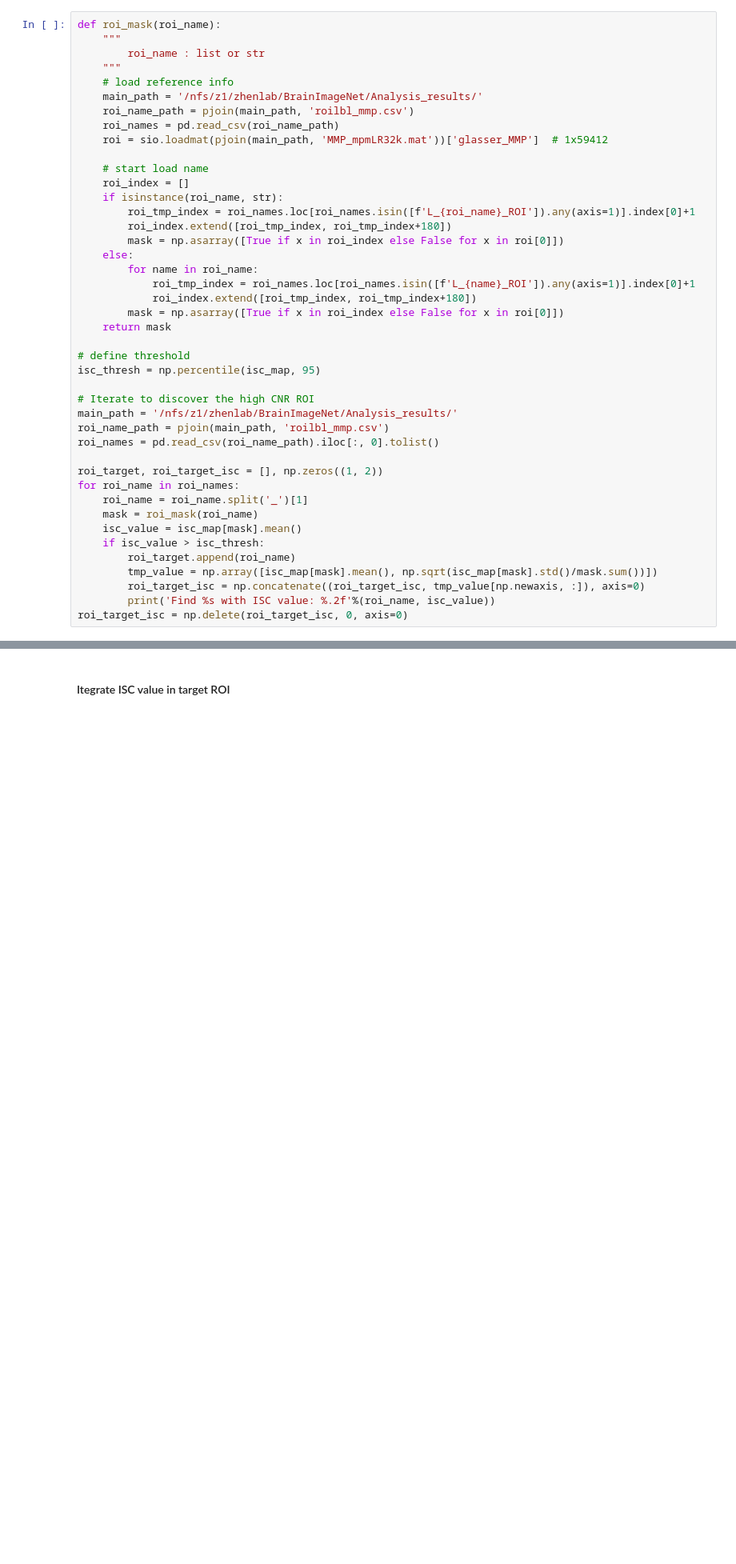
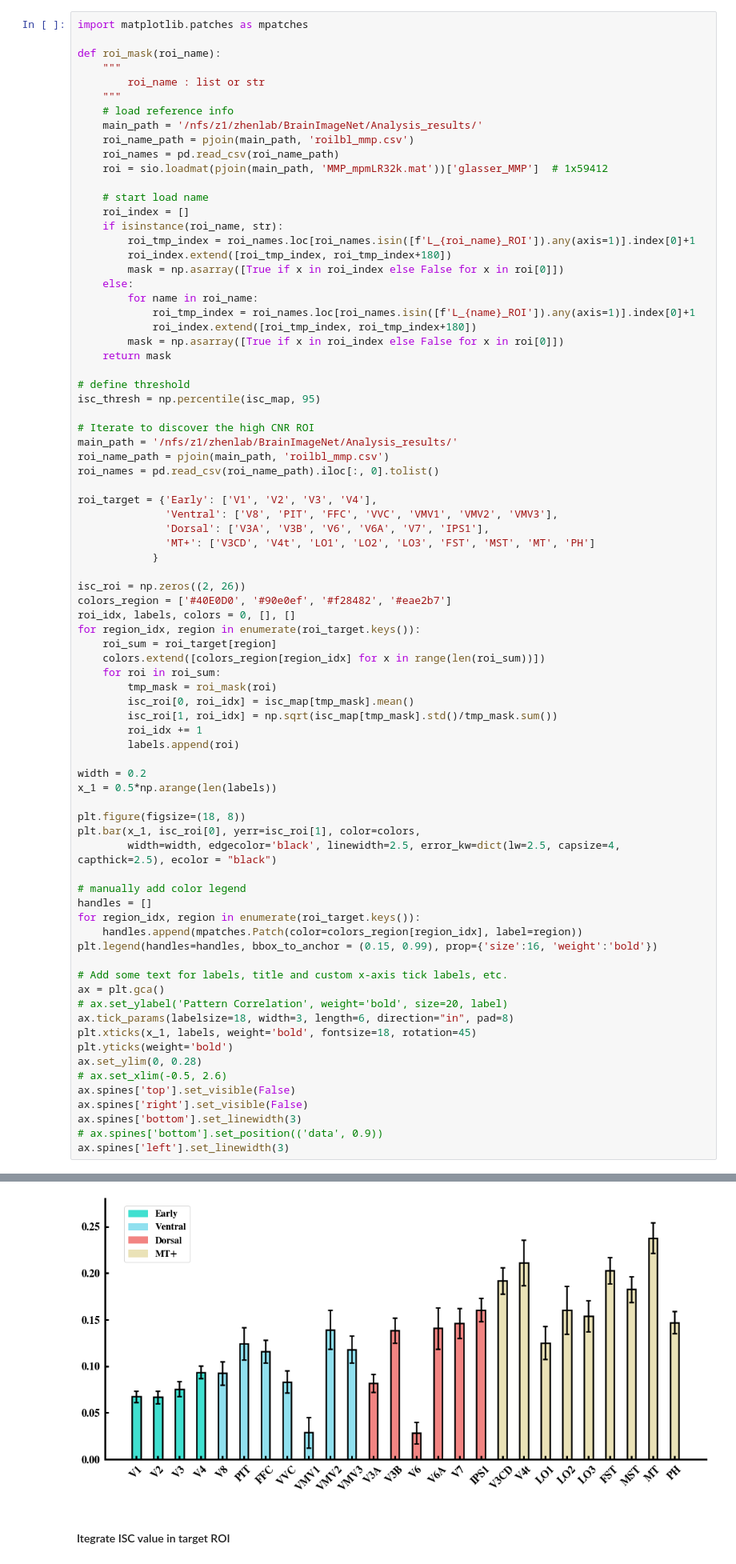
Before and after one commit to Blink621/HAD-fmri, a Jupyter notebook: analysis/ISC.ipynb, the cells around one changed output, grey strips where cells are left out. Shown: that part at 80% size. Cells and saved outputs as stored; diff of their text form; blank space fills up the shorter version.

```diff
--- a/analysis/ISC.ipynb
+++ b/analysis/ISC.ipynb
@@ -445,6 +445,8 @@ ax.spines['left'].set_linewidth(2)
 # %% [markdown]
 #### Demonstrated the ROI in visual cortex and sort them using higher discrimination, like MT+, Dorsal area. ventral temporal, early visual cortex
 # %%
+import matplotlib.patches as mpatches
+
 def roi_mask(roi_name):
     """
         roi_name : list or str
@@ -476,15 +478,49 @@ main_path = '/nfs/z1/zhenlab/BrainImageNet/Analysis_results/'
 roi_name_path = pjoin(main_path, 'roilbl_mmp.csv')
 roi_names = pd.read_csv(roi_name_path).iloc[:, 0].tolist()
 
-roi_target, roi_target_isc = [], np.zeros((1, 2))
-for roi_name in roi_names:
-    roi_name = roi_name.split('_')[1]
-    mask = roi_mask(roi_name)
-    isc_value = isc_map[mask].mean()
-    if isc_value > isc_thresh:
-        roi_target.append(roi_name)
-        tmp_value = np.array([isc_map[mask].mean(), np.sqrt(isc_map[mask].std()/mask.sum())])
-        roi_target_isc = np.concatenate((roi_target_isc, tmp_value[np.newaxis, :]), axis=0)
-        print('Find %s with ISC value: %.2f'%(roi_name, isc_value))
-roi_target_isc = np.delete(roi_target_isc, 0, axis=0)
+roi_target = {'Early': ['V1', 'V2', 'V3', 'V4'],
+              'Ventral': ['V8', 'PIT', 'FFC', 'VVC', 'VMV1', 'VMV2', 'VMV3'],
+              'Dorsal': ['V3A', 'V3B', 'V6', 'V6A', 'V7', 'IPS1'],
+              'MT+': ['V3CD', 'V4t', 'LO1', 'LO2', 'LO3', 'FST', 'MST', 'MT', 'PH']
+            }
+
+isc_roi = np.zeros((2, 26))
+colors_region = ['#40E0D0', '#90e0ef', '#f28482', '#eae2b7']
+roi_idx, labels, colors = 0, [], []
+for region_idx, region in enumerate(roi_target.keys()):
+    roi_sum = roi_target[region]
+    colors.extend([colors_region[region_idx] for x in range(len(roi_sum))])
+    for roi in roi_sum:
+        tmp_mask = roi_mask(roi)
+        isc_roi[0, roi_idx] = isc_map[tmp_mask].mean()
+        isc_roi[1, roi_idx] = np.sqrt(isc_map[tmp_mask].std()/tmp_mask.sum())
+        roi_idx += 1
+        labels.append(roi)
+
+width = 0.2
+x_1 = 0.5*np.arange(len(labels))
+
+plt.figure(figsize=(18, 8))
+plt.bar(x_1, isc_roi[0], yerr=isc_roi[1], color=colors,
+        width=width, edgecolor='black', linewidth=2.5, error_kw=dict(lw=2.5, capsize=4, capthick=2.5), ecolor = "black")
+
+# manually add color legend
+handles = []
+for region_idx, region in enumerate(roi_target.keys()):
+    handles.append(mpatches.Patch(color=colors_region[region_idx], label=region))
+plt.legend(handles=handles, bbox_to_anchor = (0.15, 0.99), prop={'size':16, 'weight':'bold'})
+
+# Add some text for labels, title and custom x-axis tick labels, etc.
+ax = plt.gca()
+# ax.set_ylabel('Pattern Correlation', weight='bold', size=20, label)
+ax.tick_params(labelsize=18, width=3, length=6, direction="in", pad=8)
+plt.xticks(x_1, labels, weight='bold', fontsize=18, rotation=45)
+plt.yticks(weight='bold')
+ax.set_ylim(0, 0.28)
+# ax.set_xlim(-0.5, 2.6)
+ax.spines['top'].set_visible(False)
+ax.spines['right'].set_visible(False)
+ax.spines['bottom'].set_linewidth(3)
+# ax.spines['bottom'].set_position(('data', 0.9))
+ax.spines['left'].set_linewidth(3)
 # %% [output]
@@ -498,3 +527,4 @@ Find V3CD with ISC value: 0.19
+[figure, added]
 # %% [markdown]
 #### Itegrate ISC value in target ROI
 # %%
```
Also changed, not shown: parts of 1 cell of this notebook, 18 other files.
